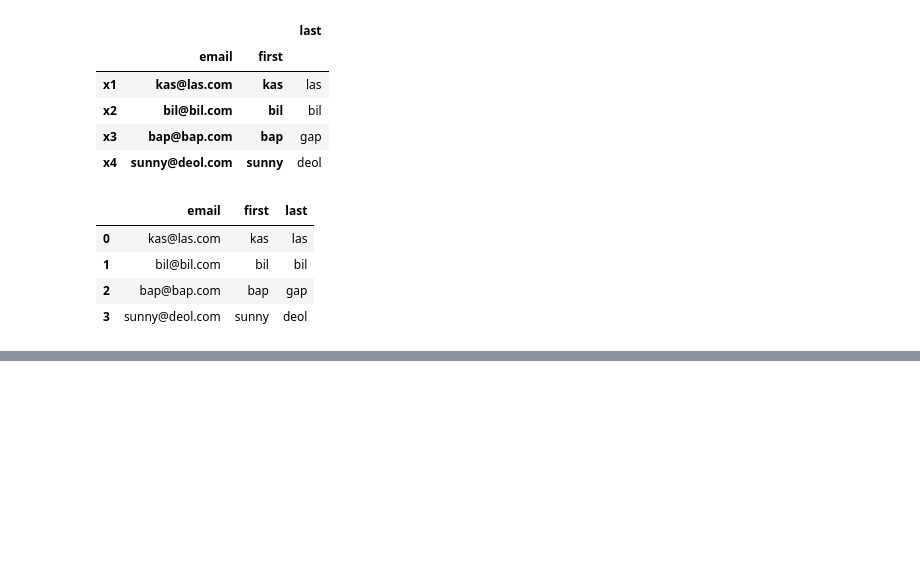
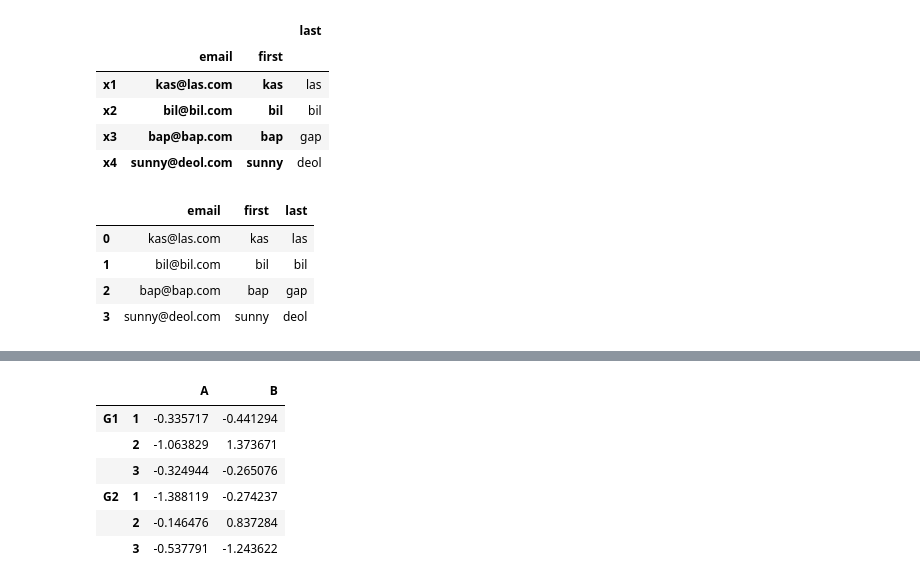
Before and after one commit to CoderTag/DataScience, a Jupyter notebook: PandasTutorial/01_index.ipynb, the cells around one changed output, grey strips where cells are left out. Cells and saved outputs as stored; diff of their text form; code cells hidden in the pictures; blank space fills up the shorter version.

```diff
--- a/PandasTutorial/01_index.ipynb
+++ b/PandasTutorial/01_index.ipynb
@@ -272,0 +285,11 @@ schema_df.sort_index()
+# %%
+df = pd.DataFrame(np.random.randn(6,2),hier_index,['A','B'])
+df
+# %% [output]
+|  |  | A | B |
+| G1 | 1 | -0.335717 | -0.441294 |
+|  | 2 | -1.063829 | 1.373671 |
+|  | 3 | -0.324944 | -0.265076 |
+| G2 | 1 | -1.388119 | -0.274237 |
+|  | 2 | -0.146476 | 0.837284 |
+|  | 3 | -0.537791 | -1.243622 |
```
Also changed, not shown: parts of 17 cells of this notebook, 1 other file.
